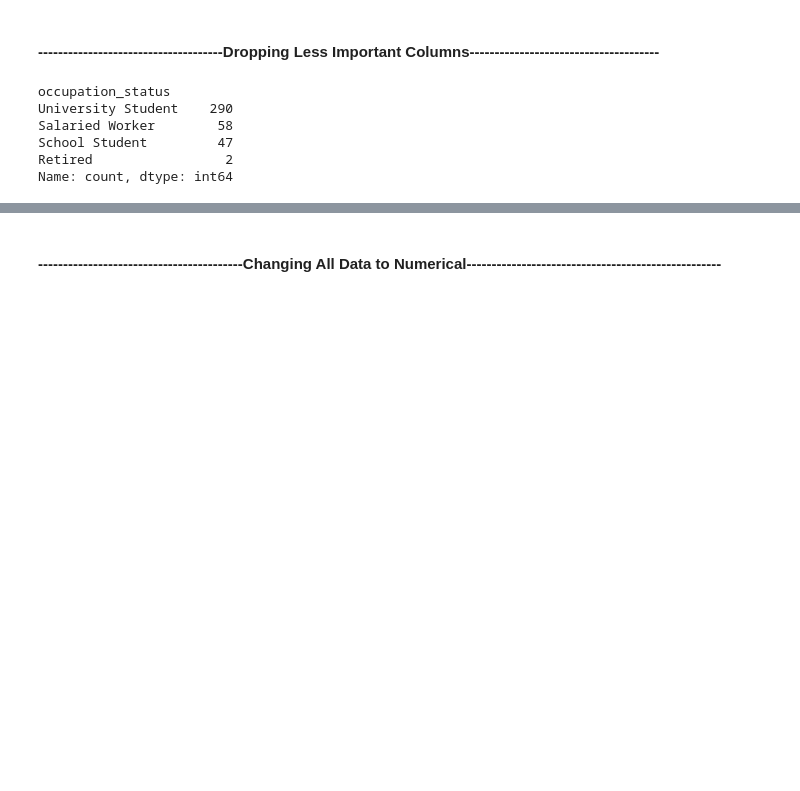
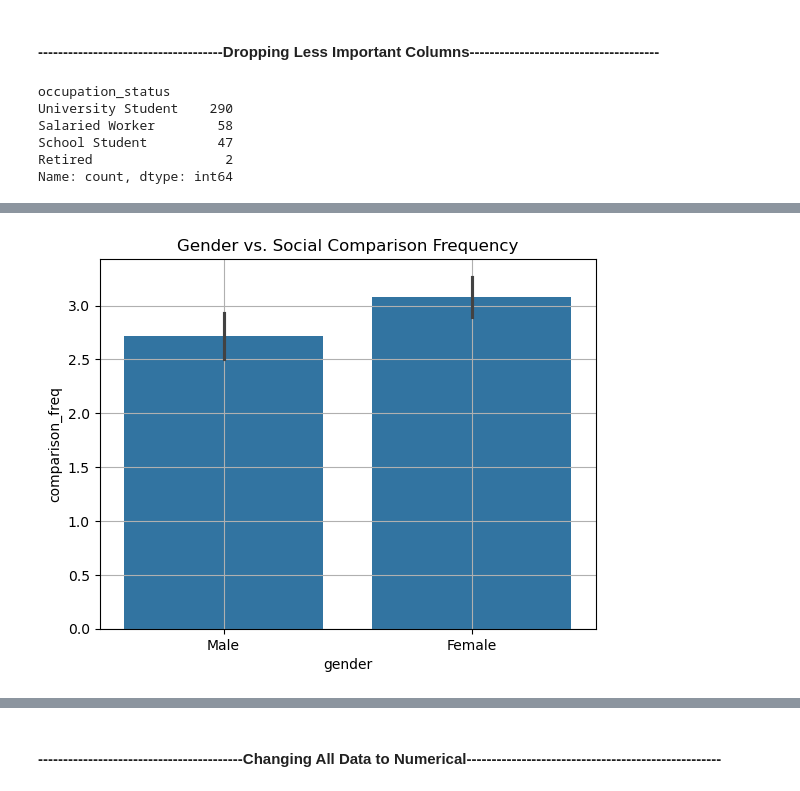
Before and after one commit to HusseinHanafy207/Phone_Addiction_Project, a Jupyter notebook: External_survey_done.ipynb, the cells around one changed output, grey strips where cells are left out. Drawn from its saved outputs; the diff is of its cells as text; code cells hidden in the pictures; blank space fills up the shorter version.

```diff
--- a/External_survey_done.ipynb
+++ b/External_survey_done.ipynb
@@ -151,0 +198,11 @@ df.drop(['occupation_status'], axis=1 ,  inplace=True)
+# %%
+sns.barplot(
+    x='gender',
+    y='comparison_freq',
+    data=df
+)
+plt.title('Gender vs. Social Comparison Frequency')
+plt.grid(True)
+plt.show()
+# %% [output]
+[figure, added]
```
Also changed, not shown: parts of 7 cells of this notebook.
